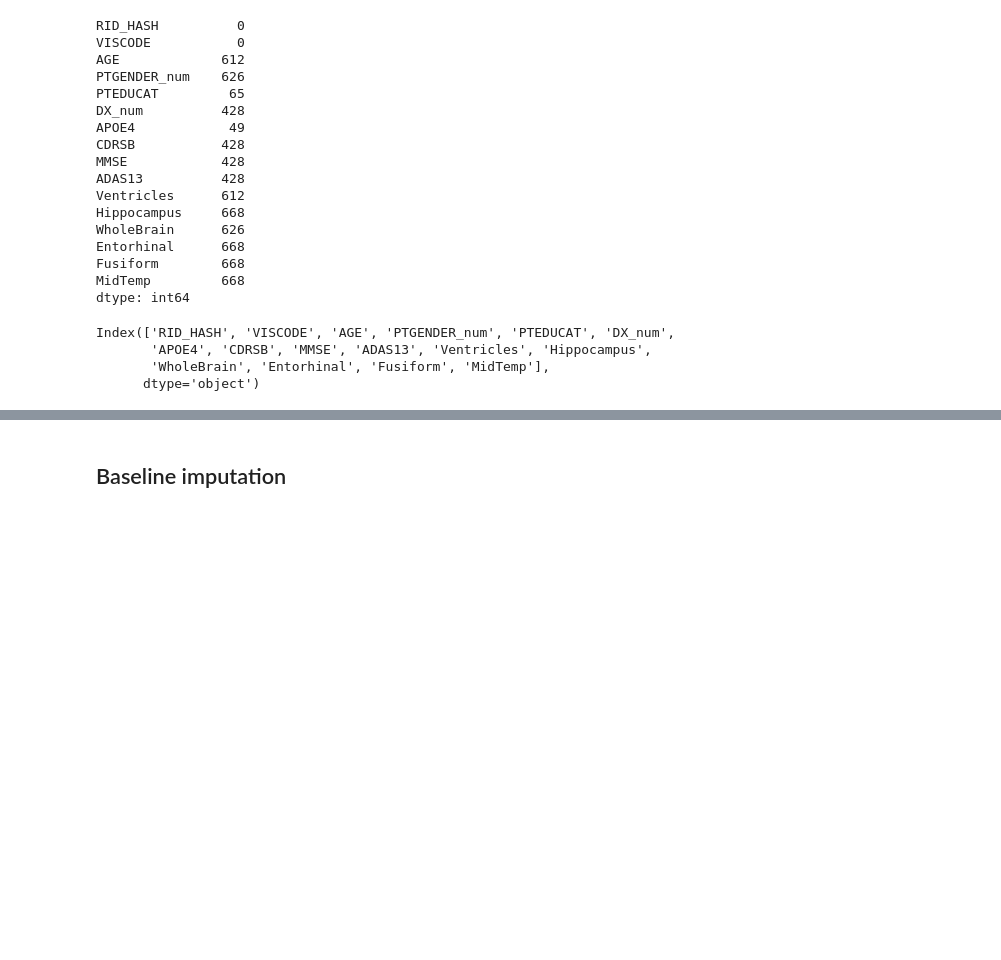
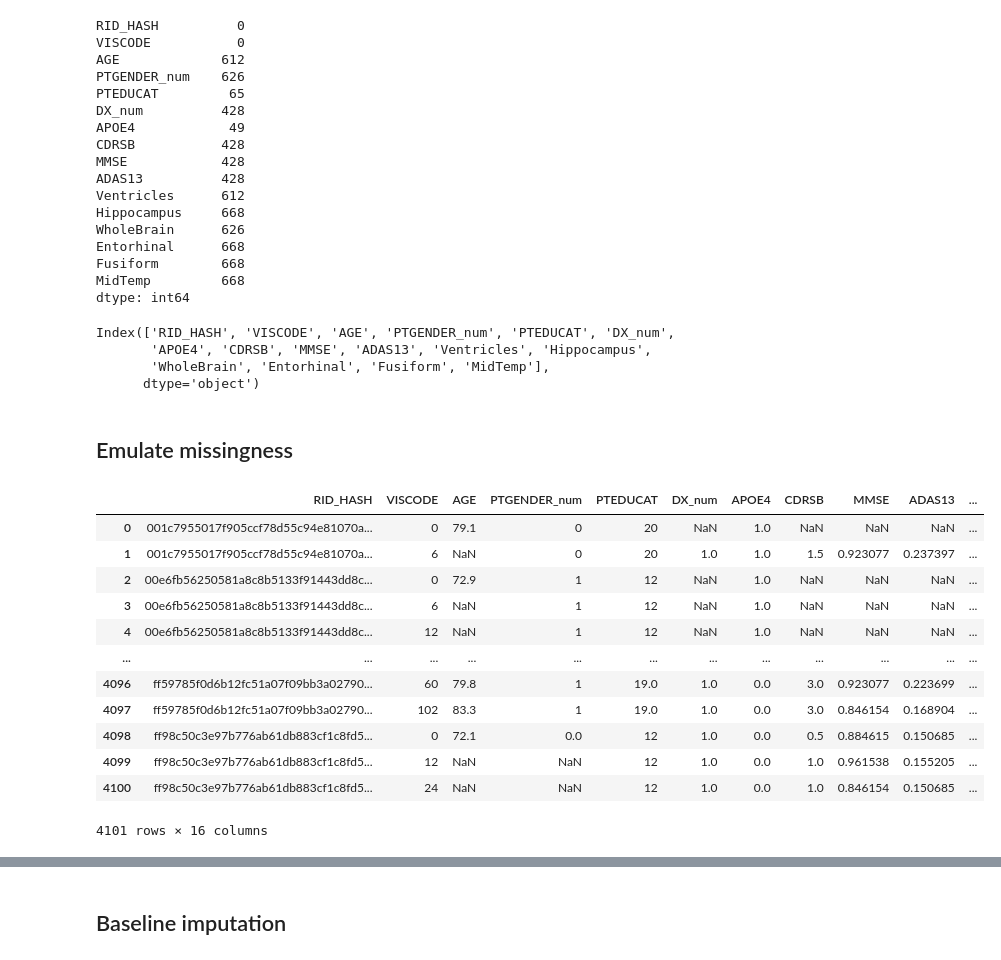
Before and after one commit to bcebere/genentech-404-challenge, a Jupyter notebook: explore_score_take7.ipynb, the cells around one changed output, grey strips where cells are left out. Saved outputs shown, nothing was run; the diff lists cells and outputs as text; code cells hidden in the pictures; blank space fills up the shorter version.

```diff
--- a/explore_score_take7.ipynb
+++ b/explore_score_take7.ipynb
@@ -178,3 +232,51 @@ Index(['RID_HASH', 'VISCODE', 'AGE', 'PTGENDER_num', 'PTEDUCAT', 'DX_num',
        'APOE4', 'CDRSB', 'MMSE', 'ADAS13', 'Ventricles', 'Hippocampus',
        'WholeBrain', 'Entorhinal', 'Fusiform', 'MidTemp'],
       dtype='object')
+# %% [markdown]
+## Emulate missingness
+# %%
+def copy_missingness(ref_data):
+    ref_data_ids = ref_data["RID_HASH"].unique()
+
+    len_to_miss = {}
+    for rid in ref_data_ids:
+        local_A = ref_data[ref_data["RID_HASH"] == rid]
+        # print(len(local_A), local_A.isna().sum().sum())
+
+        local_len = len(local_A)
+        if local_len not in len_to_miss:
+            len_to_miss[local_len] = []
+        for reps in range(5):
+            len_to_miss[local_len].append(local_A.notna().reset_index(drop=True))
+
+    out_data = pd.DataFrame([], columns=dev_set.columns)
+    out_data_ids = dev_set["RID_HASH"].unique()
+    for rid in out_data_ids:
+        local_A = dev_set[dev_set["RID_HASH"] == rid].copy().reset_index(drop=True)
+        local_len = len(local_A)
+
+        if local_len in len_to_miss and len(len_to_miss[local_len]) > 0:
+            target_mask = len_to_miss[local_len].pop(0)
+            out_data = pd.concat([out_data, local_A[target_mask]], ignore_index=True)
+        else:
+            out_data = pd.concat([out_data, local_A], ignore_index=True)
+
+    return out_data
+# %%
+dev_sim_A = copy_missingness(test_A)
+
+dev_sim_A
+# %% [output]
+|  | RID_HASH | VISCODE | AGE | PTGENDER_num | PTEDUCAT | DX_num | APOE4 | CDRSB | MMSE | ADAS13 | ... |
+| 0 | 001c7955017f905ccf78d55c94e81070a... | 0 | 79.1 | 0 | 20 | NaN | 1.0 | NaN | NaN | NaN | ... |
+| 1 | 001c7955017f905ccf78d55c94e81070a... | 6 | NaN | 0 | 20 | 1.0 | 1.0 | 1.5 | 0.923077 | 0.237397 | ... |
+| 2 | 00e6fb56250581a8c8b5133f91443dd8c... | 0 | 72.9 | 1 | 12 | NaN | 1.0 | NaN | NaN | NaN | ... |
+| 3 | 00e6fb56250581a8c8b5133f91443dd8c... | 6 | NaN | 1 | 12 | NaN | 1.0 | NaN | NaN | NaN | ... |
+| 4 | 00e6fb56250581a8c8b5133f91443dd8c... | 12 | NaN | 1 | 12 | NaN | 1.0 | NaN | NaN | NaN | ... |
+| ... | ... | ... | ... | ... | ... | ... | ... | ... | ... | ... | ... |
+| 4096 | ff59785f0d6b12fc51a07f09bb3a02790... | 60 | 79.8 | 1 | 19.0 | 1.0 | 0.0 | 3.0 | 0.923077 | 0.223699 | ... |
+| 4097 | ff59785f0d6b12fc51a07f09bb3a02790... | 102 | 83.3 | 1 | 19.0 | 1.0 | 0.0 | 3.0 | 0.846154 | 0.168904 | ... |
+| 4098 | ff98c50c3e97b776ab61db883cf1c8fd5... | 0 | 72.1 | 0.0 | 12 | 1.0 | 0.0 | 0.5 | 0.884615 | 0.150685 | ... |
+| 4099 | ff98c50c3e97b776ab61db883cf1c8fd5... | 12 | NaN | NaN | 12 | 1.0 | 0.0 | 1.0 | 0.961538 | 0.155205 | ... |
+| 4100 | ff98c50c3e97b776ab61db883cf1c8fd5... | 24 | NaN | NaN | 12 | 1.0 | 0.0 | 1.0 | 0.846154 | 0.150685 | ... |
+4101 rows × 16 columns
```
Also changed, not shown: parts of 35 cells of this notebook, 2 other files.
